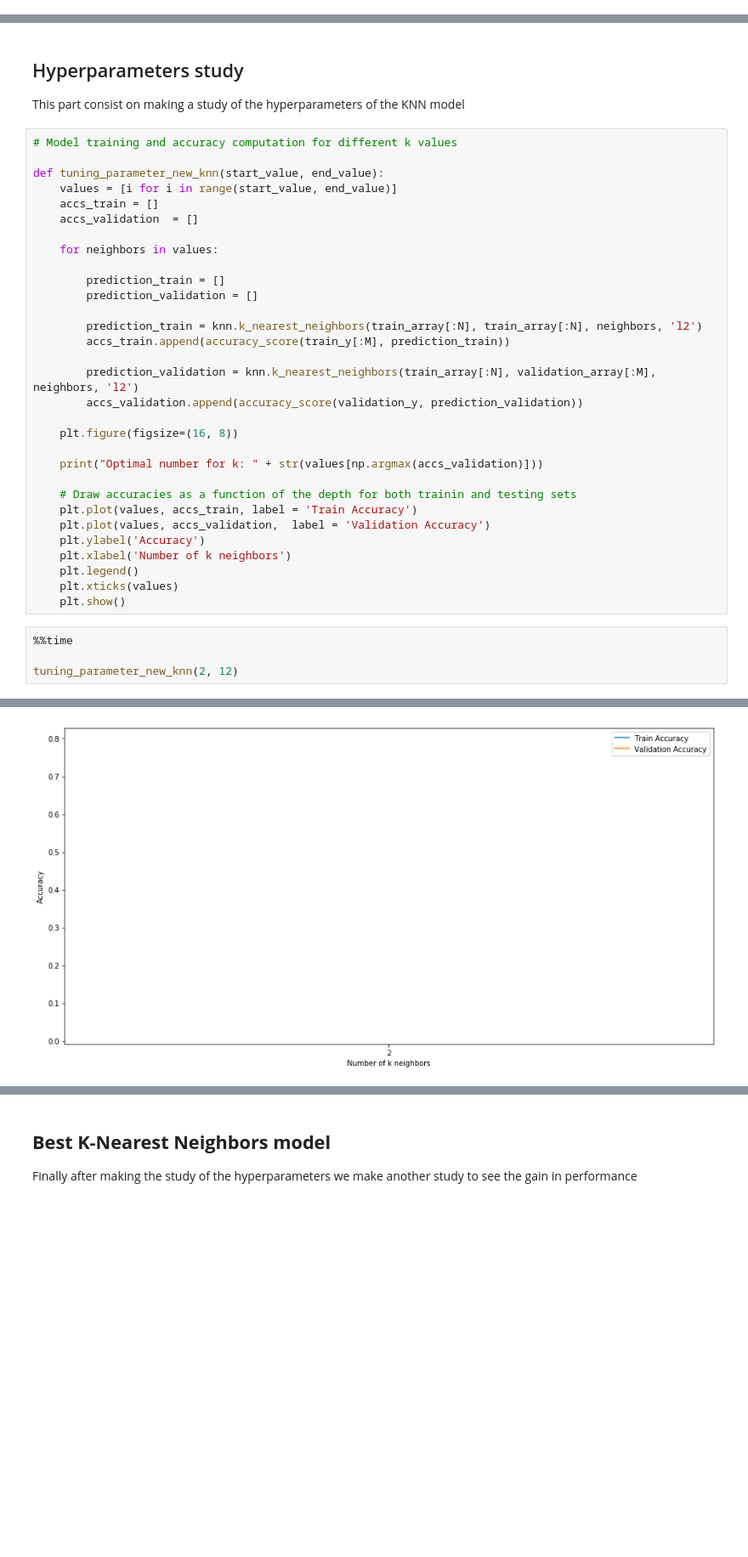
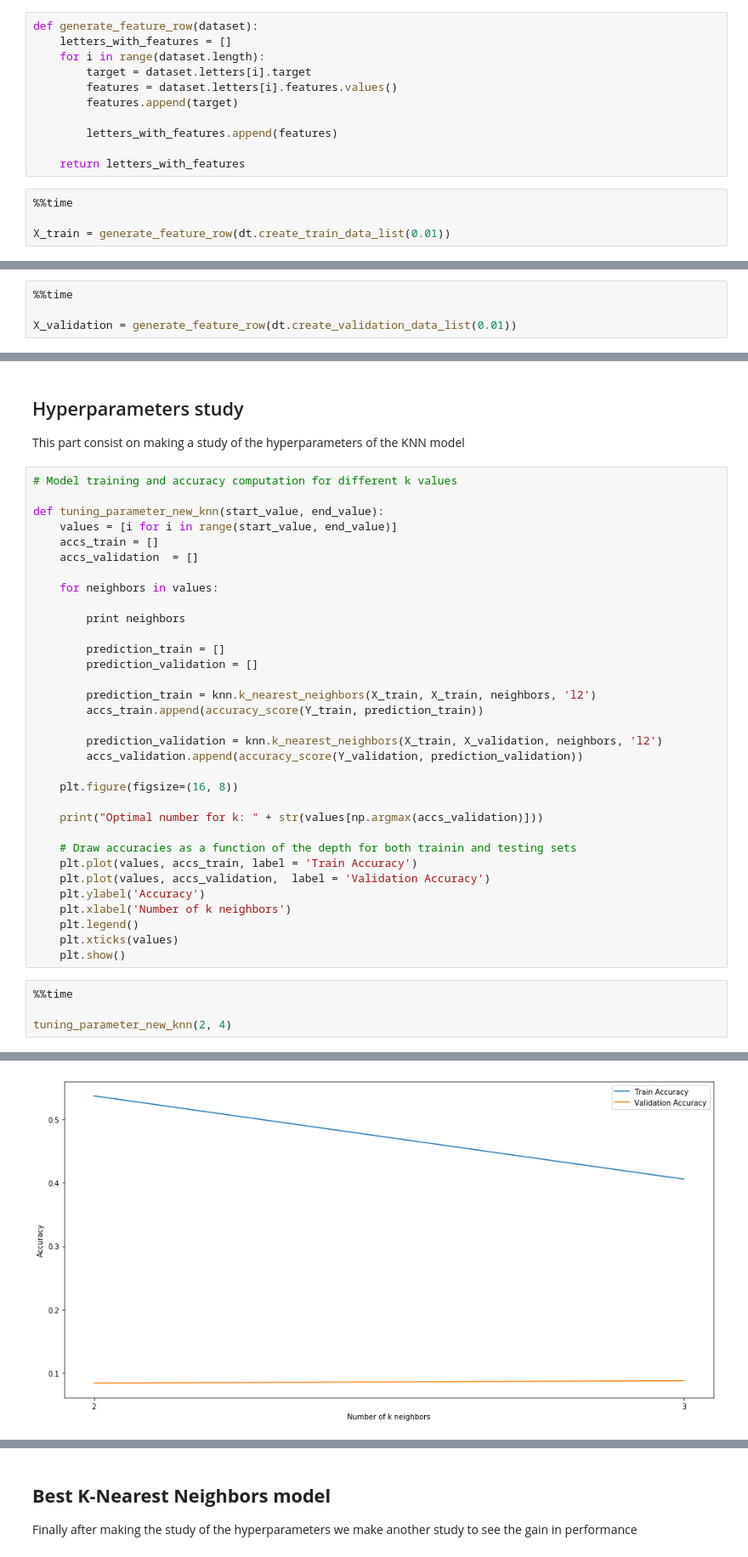
Before and after one commit to fabiomorooka/Letter-Identification, a Jupyter notebook: created_knn/main.ipynb, the cells around one changed output, grey strips where cells are left out. Shown at 85% size. Saved outputs shown, nothing was run; the diff lists cells and outputs as text; blank space fills up the shorter version.

```diff
--- a/created_knn/main.ipynb
+++ b/created_knn/main.ipynb
@@ -80,0 +62,15 @@ validation_y = label_validation[:M]
+# %%
+def generate_feature_row(dataset):
+    letters_with_features = []
+    for i in range(dataset.length):
+        target = dataset.letters[i].target
+        features = dataset.letters[i].features.values()
+        features.append(target)
+
+        letters_with_features.append(features)
+
+    return letters_with_features
+# %%
+%%time
+
+X_train = generate_feature_row(dt.create_train_data_list(0.01))
@@ -80,0 +87,4 @@ validation_y = label_validation[:M]
+# %%
+%%time
+
+X_validation = generate_feature_row(dt.create_validation_data_list(0.01))
@@ -235,14 +271,16 @@ def tuning_parameter_new_knn(start_value, end_value):
 
     for neighbors in values:
 
+        print neighbors
+
         prediction_train = []
         prediction_validation = []
 
-        prediction_train = knn.k_nearest_neighbors(train_array[:N], train_array[:N], neighbors, 'l2')
-        accs_train.append(accuracy_score(train_y[:M], prediction_train))
+        prediction_train = knn.k_nearest_neighbors(X_train, X_train, neighbors, 'l2')
+        accs_train.append(accuracy_score(Y_train, prediction_train))
 
-        prediction_validation = knn.k_nearest_neighbors(train_array[:N], validation_array[:M], neighbors, 'l2')
-        accs_validation.append(accuracy_score(validation_y, prediction_validation))
+        prediction_validation = knn.k_nearest_neighbors(X_train, X_validation, neighbors, 'l2')
+        accs_validation.append(accuracy_score(Y_validation, prediction_validation))
 
     plt.figure(figsize=(16, 8))
 
@@ -259,5 +297,5 @@ def tuning_parameter_new_knn(start_value, end_value):
 # %%
 %%time
 
-tuning_parameter_new_knn(2, 12)
+tuning_parameter_new_knn(2, 4)
 # %% [output]
@@ -265 +305 @@ Optimal number for k: 2
-[figure, old version]
+[figure, new version]
```
Also changed, not shown: parts of 33 cells of this notebook, 5 other files.
